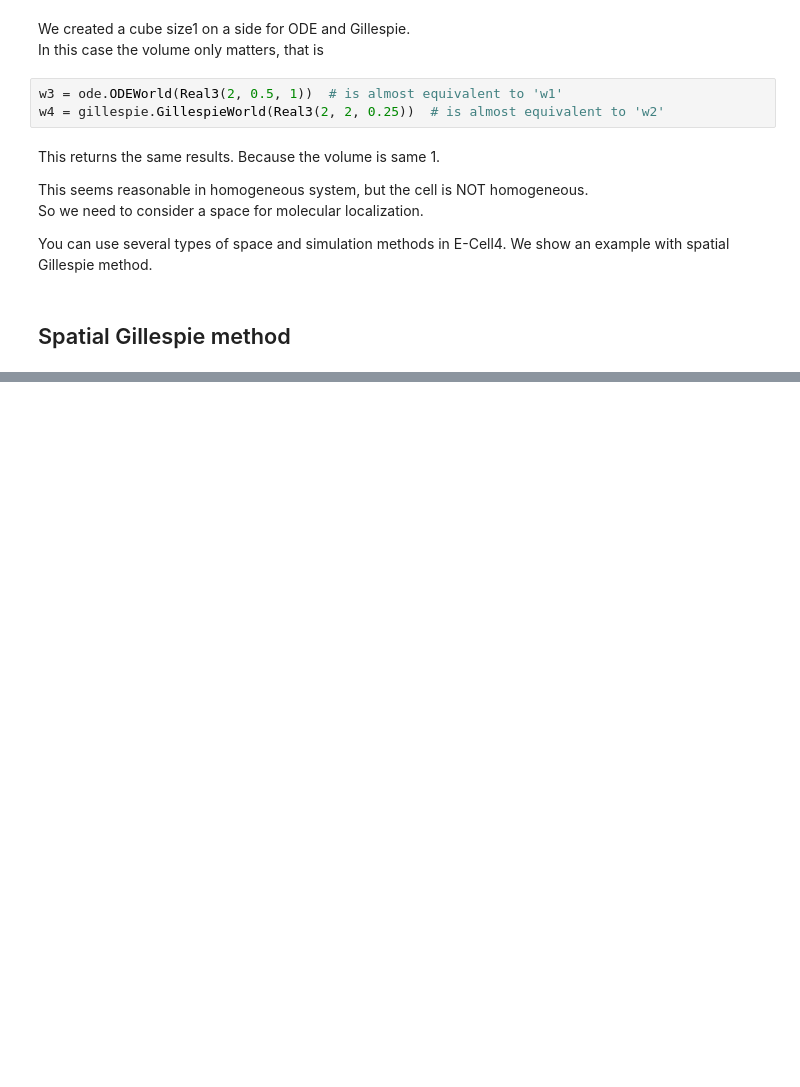
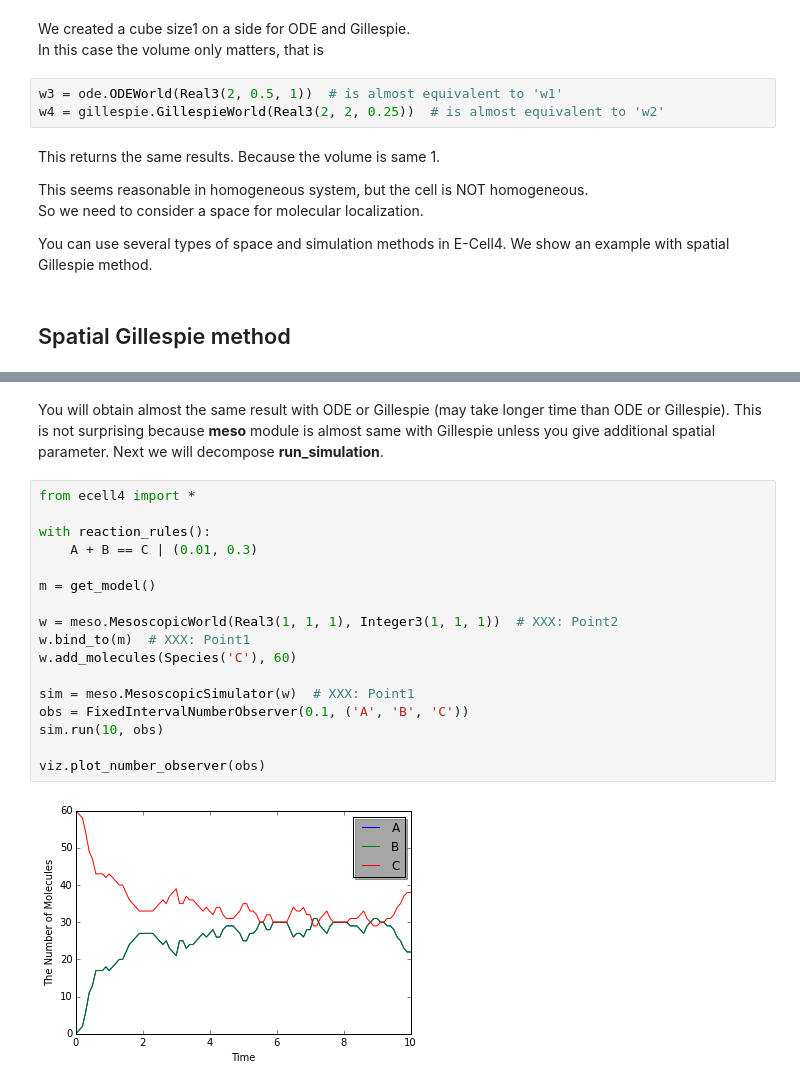
Before and after one commit to ecell/ecell4_base, a Jupyter notebook: ipynb/Tutorials/Meso.ipynb, the cells around one changed output, grey strips where cells are left out. Cells and saved outputs as stored; diff of their text form; blank space fills up the shorter version.

```diff
--- a/ipynb/Tutorials/Meso.ipynb
+++ b/ipynb/Tutorials/Meso.ipynb
@@ -28,0 +49,23 @@ We show an example with spatial Gillespie method.
+# %% [markdown]
+You will obtain almost the same result with ODE or Gillespie (may take longer time than ODE or Gillespie).
+This is not surprising because **meso** module is almost same with Gillespie unless you give additional spatial parameter.
+Next we will decompose **run_simulation**.
+# %%
+from ecell4 import *
+
+with reaction_rules():
+    A + B == C | (0.01, 0.3)
+
+m = get_model()
+
+w = meso.MesoscopicWorld(Real3(1, 1, 1), Integer3(1, 1, 1))  # XXX: Point2
+w.bind_to(m)  # XXX: Point1
+w.add_molecules(Species('C'), 60)
+
+sim = meso.MesoscopicSimulator(w)  # XXX: Point1
+obs = FixedIntervalNumberObserver(0.1, ('A', 'B', 'C'))
+sim.run(10, obs)
+
+viz.plot_number_observer(obs)
+# %% [output]
+[figure, added]
```
Also changed, not shown: parts of 6 cells of this notebook.
